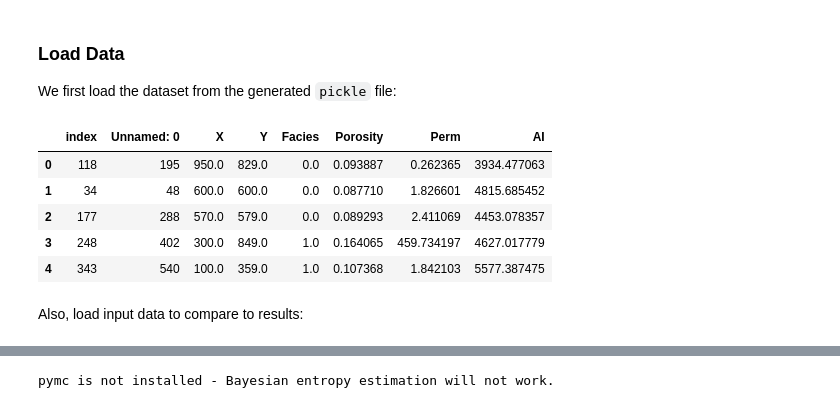
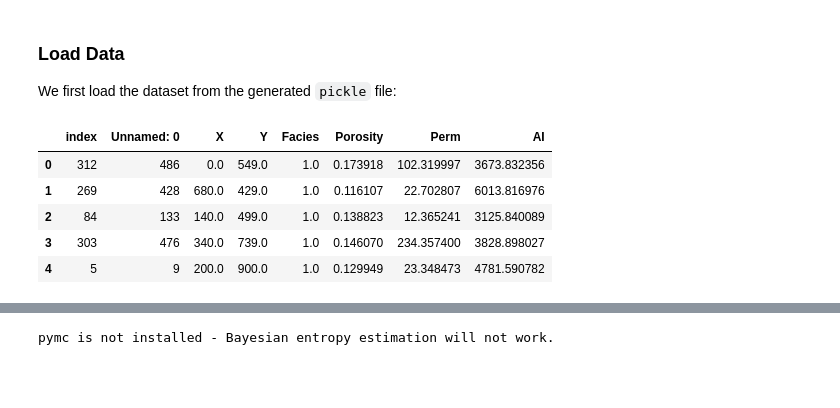
Before and after one commit to cgre-aachen/teaching, a Jupyter notebook: geoinfotheory/notebooks/ITgeo_03_entropy.ipynb, the cells around one changed output, grey strips where cells are left out. Cells and saved outputs as stored; diff of their text form; code cells hidden in the pictures; blank space fills up the shorter version.

```diff
--- a/geoinfotheory/notebooks/ITgeo_03_entropy.ipynb
+++ b/geoinfotheory/notebooks/ITgeo_03_entropy.ipynb
@@ -14,16 +19,14 @@ import pandas as pd
 We first load the dataset from the generated `pickle` file:
 # %%
 # realizations = pickle.load(open("facies_realizations_ncut_64x64.pkl", 'rb'))
-realizations = pickle.load(open("facies_realizations_ncut_f3_aniso_64x64.pkl", 'rb'))
-df = pickle.load(open("data_frame_three_facies.pkl", 'rb'))
+realizations = pickle.load(open("facies_realizations_ncut_f3_aniso_64x64_2.pkl", 'rb'))
+df = pickle.load(open("data_frame_three_facies_2.pkl", 'rb'))
 
 df.head()
 # %% [output]
 |  | index | Unnamed: 0 | X | Y | Facies | Porosity | Perm | AI |
-| 0 | 118 | 195 | 950.0 | 829.0 | 0.0 | 0.093887 | 0.262365 | 3934.477063 |
-| 1 | 34 | 48 | 600.0 | 600.0 | 0.0 | 0.087710 | 1.826601 | 4815.685452 |
-| 2 | 177 | 288 | 570.0 | 579.0 | 0.0 | 0.089293 | 2.411069 | 4453.078357 |
-| 3 | 248 | 402 | 300.0 | 849.0 | 1.0 | 0.164065 | 459.734197 | 4627.017779 |
-| 4 | 343 | 540 | 100.0 | 359.0 | 1.0 | 0.107368 | 1.842103 | 5577.387475 |
+| 0 | 312 | 486 | 0.0 | 549.0 | 1.0 | 0.173918 | 102.319997 | 3673.832356 |
+| 1 | 269 | 428 | 680.0 | 429.0 | 1.0 | 0.116107 | 22.702807 | 6013.816976 |
+| 2 | 84 | 133 | 140.0 | 499.0 | 1.0 | 0.138823 | 12.365241 | 3125.840089 |
+| 3 | 303 | 476 | 340.0 | 739.0 | 1.0 | 0.146070 | 234.357400 | 3828.898027 |
+| 4 | 5 | 9 | 200.0 | 900.0 | 1.0 | 0.129949 | 23.348473 | 4781.590782 |
-# %% [markdown]
-Also, load input data to compare to results:
```
Also changed, not shown: parts of 18 cells of this notebook, 2 other files.
